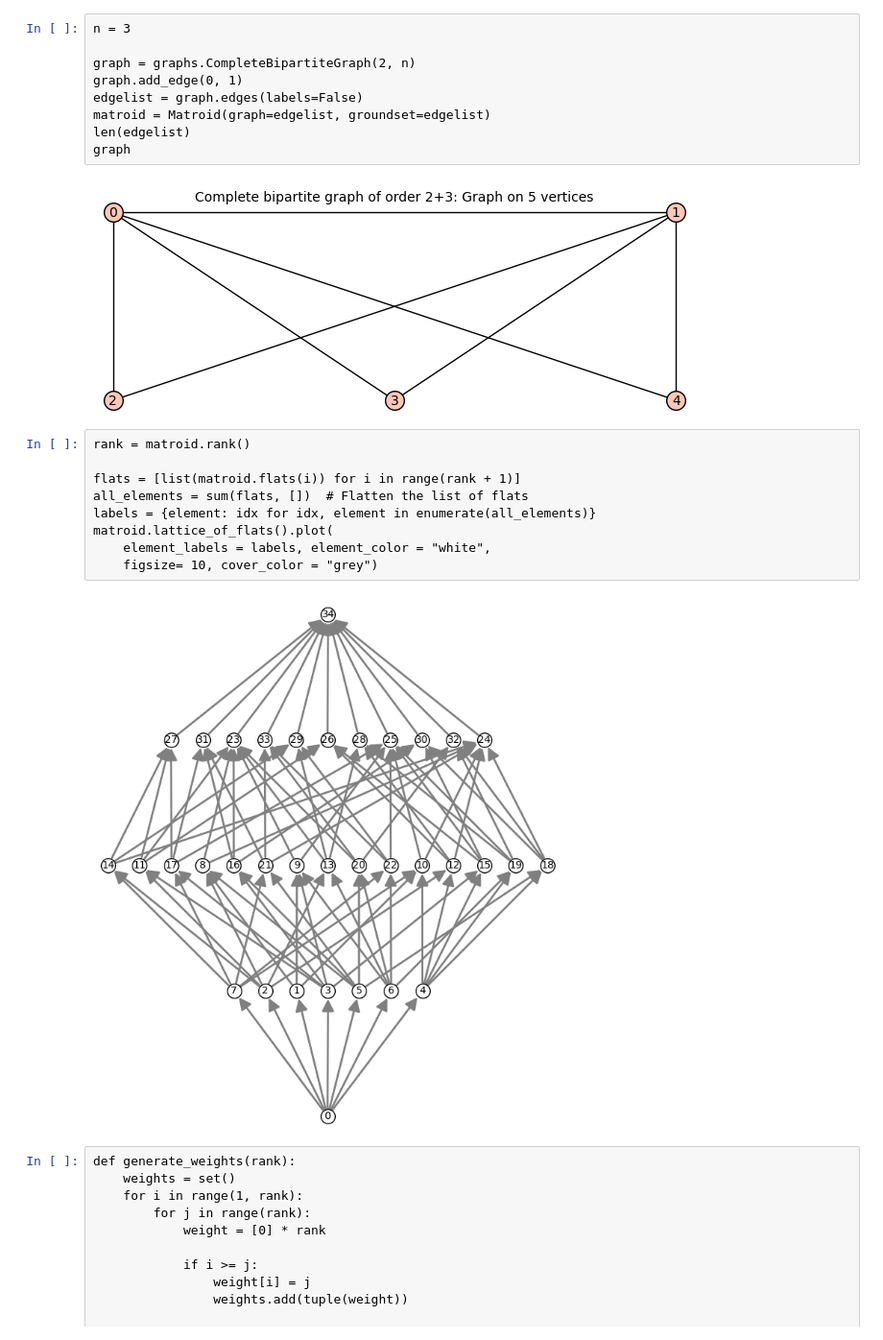
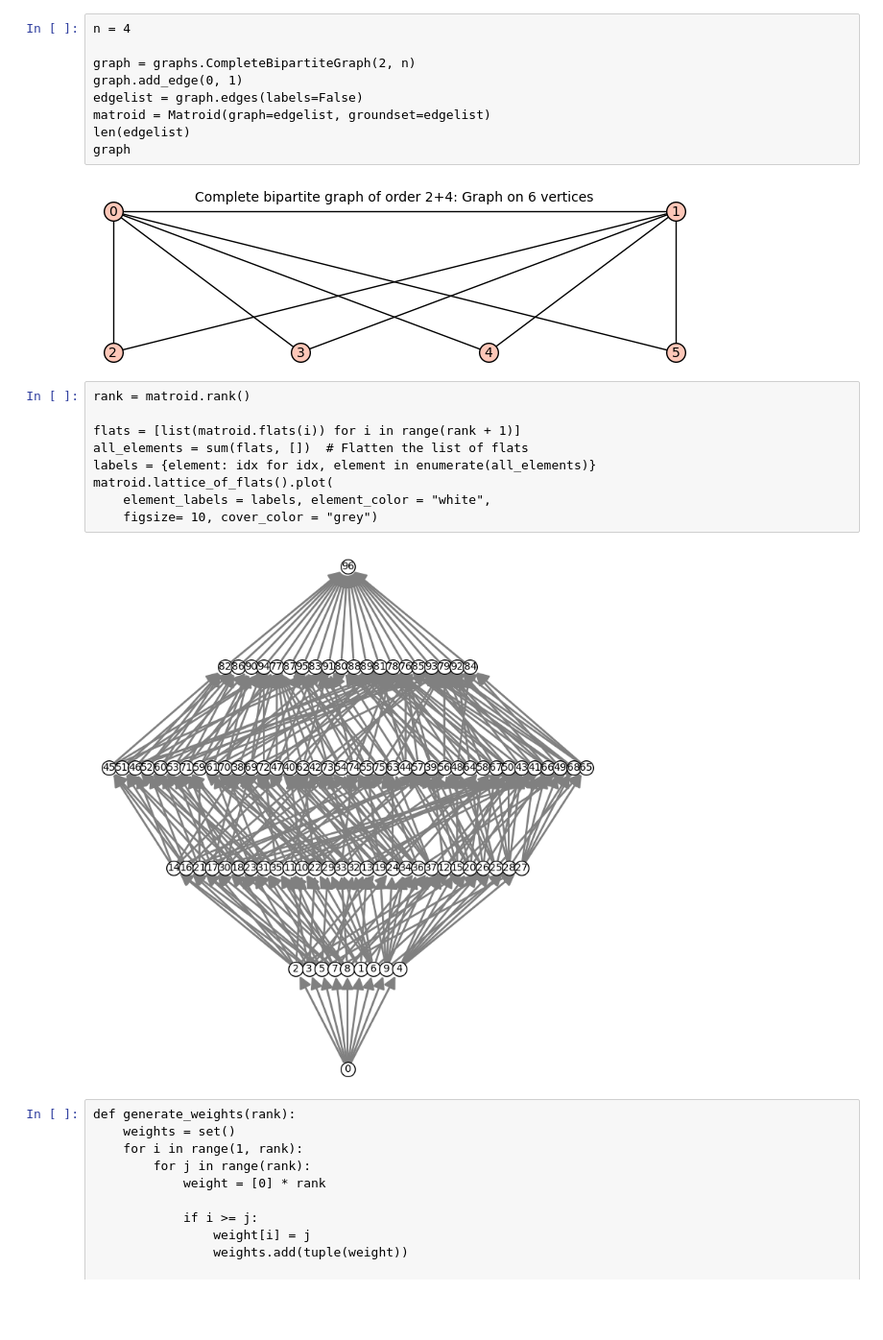
Before and after one commit to NutanNepal/ChowringofMatroids, a Jupyter notebook: equivChow/equivChow-thag.ipynb, the cells around one changed output. Shown at 96% size. Saved outputs shown, nothing was run; the diff lists cells and outputs as text; blank space fills up the shorter version.

```diff
--- a/equivChow/equivChow-thag.ipynb
+++ b/equivChow/equivChow-thag.ipynb
@@ -1,14 +1,14 @@
 # %%
-n = 3
+n = 4
 
 graph = graphs.CompleteBipartiteGraph(2, n)
 graph.add_edge(0, 1)
 edgelist = graph.edges(labels=False)
 matroid = Matroid(graph=edgelist, groundset=edgelist)
 len(edgelist)
 graph
 # %% [output]
-[figure, old version]
+[figure, new version]
 # %%
 rank = matroid.rank()
 
@@ -19,7 +19,7 @@ matroid.lattice_of_flats().plot(
     element_labels = labels, element_color = "white",
     figsize= 10, cover_color = "grey")
 # %% [output]
-[figure, old version]
+[figure, new version]
 # %%
 def generate_weights(rank):
     weights = set()
```
Also changed, not shown: parts of 4 cells of this notebook, 10 other files.
